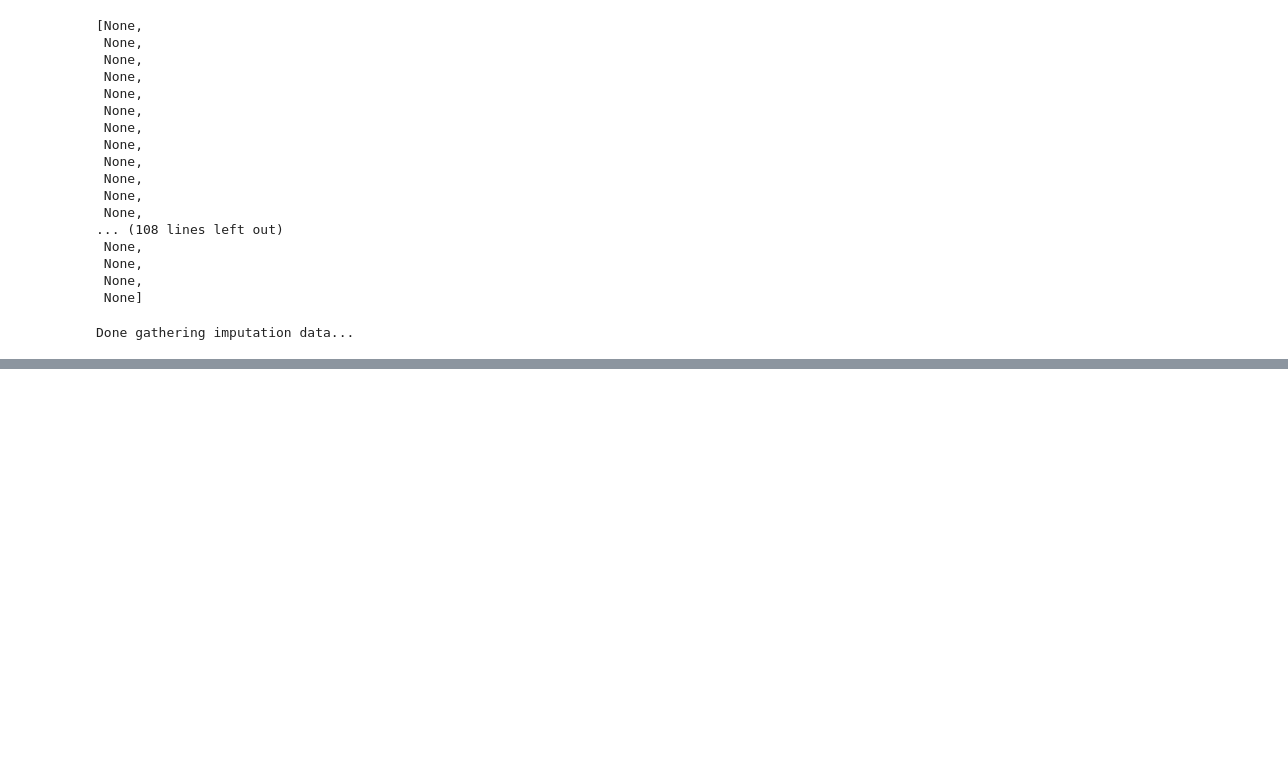
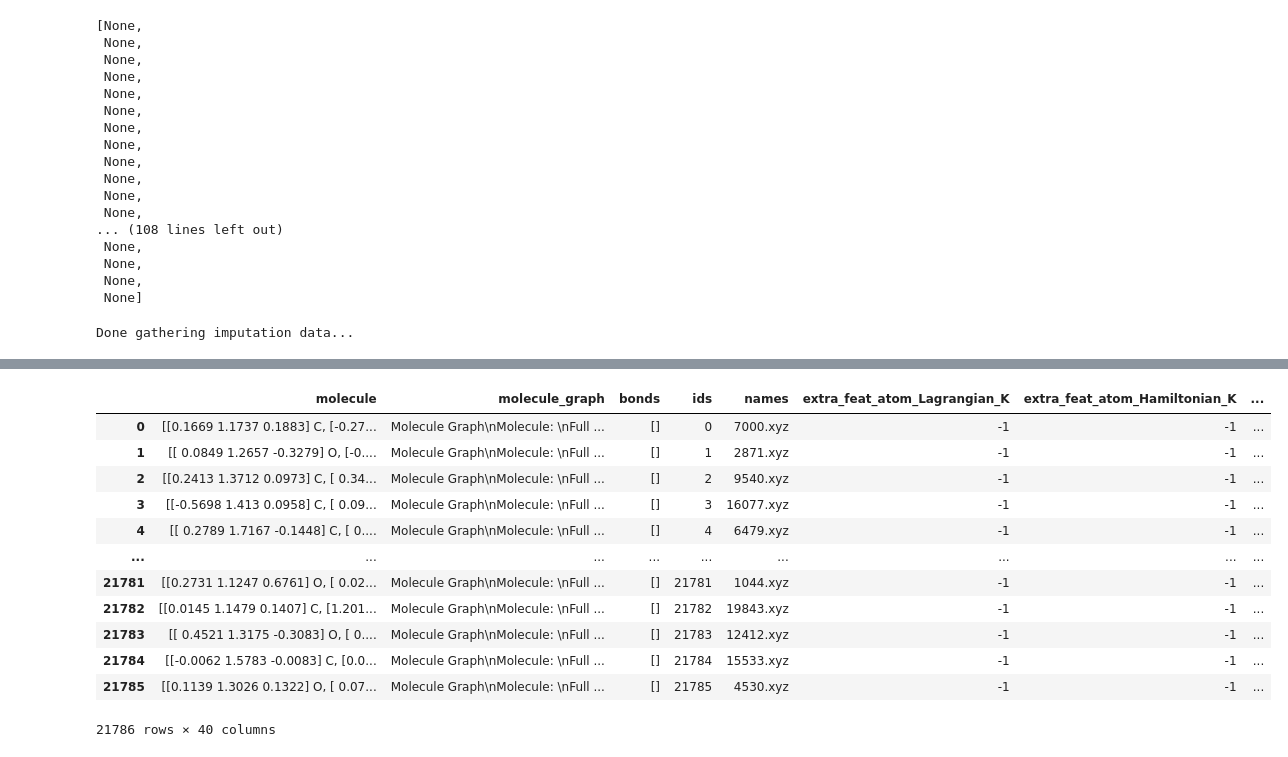
Before and after one commit to santi921/qtaim_generator, a Jupyter notebook: qtaim_gen/notebooks/data_munge.ipynb, the cells around one changed output, grey strips where cells are left out. Cells and saved outputs as stored; diff of their text form; code cells hidden in the pictures; blank space fills up the shorter version.

```diff
--- a/qtaim_gen/notebooks/data_munge.ipynb
+++ b/qtaim_gen/notebooks/data_munge.ipynb
@@ -403,0 +441,3 @@ print("done saving files...")
+# %%
+root_test = "../../../qtaim_generator/data/xyz_qm8/"
+json_name = "molecules_qtaim.pkl"
@@ -403,0 +464,3 @@ print("done saving files...")
+# %%
+# read in the json file
+df = pd.read_pickle(root_test + json_name)
@@ -403,0 +574,16 @@ print("done saving files...")
+# %%
+df
+# %% [output]
+|  | molecule | molecule_graph | bonds | ids | names | extra_feat_atom_Lagrangian_K | extra_feat_atom_Hamiltonian_K | ... |
+| 0 | [[0.1669 1.1737 0.1883] C, [-0.27... | Molecule Graph\nMolecule: \nFull ... | [] | 0 | 7000.xyz | -1 | -1 | ... |
+| 1 | [[ 0.0849 1.2657 -0.3279] O, [-0.... | Molecule Graph\nMolecule: \nFull ... | [] | 1 | 2871.xyz | -1 | -1 | ... |
+| 2 | [[0.2413 1.3712 0.0973] C, [ 0.34... | Molecule Graph\nMolecule: \nFull ... | [] | 2 | 9540.xyz | -1 | -1 | ... |
+| 3 | [[-0.5698 1.413 0.0958] C, [ 0.09... | Molecule Graph\nMolecule: \nFull ... | [] | 3 | 16077.xyz | -1 | -1 | ... |
+| 4 | [[ 0.2789 1.7167 -0.1448] C, [ 0.... | Molecule Graph\nMolecule: \nFull ... | [] | 4 | 6479.xyz | -1 | -1 | ... |
+| ... | ... | ... | ... | ... | ... | ... | ... | ... |
+| 21781 | [[0.2731 1.1247 0.6761] O, [ 0.02... | Molecule Graph\nMolecule: \nFull ... | [] | 21781 | 1044.xyz | -1 | -1 | ... |
+| 21782 | [[0.0145 1.1479 0.1407] C, [1.201... | Molecule Graph\nMolecule: \nFull ... | [] | 21782 | 19843.xyz | -1 | -1 | ... |
+| 21783 | [[ 0.4521 1.3175 -0.3083] O, [ 0.... | Molecule Graph\nMolecule: \nFull ... | [] | 21783 | 12412.xyz | -1 | -1 | ... |
+| 21784 | [[-0.0062 1.5783 -0.0083] C, [0.0... | Molecule Graph\nMolecule: \nFull ... | [] | 21784 | 15533.xyz | -1 | -1 | ... |
+| 21785 | [[0.1139 1.3026 0.1322] O, [ 0.07... | Molecule Graph\nMolecule: \nFull ... | [] | 21785 | 4530.xyz | -1 | -1 | ... |
+21786 rows × 40 columns
```
Also changed, not shown: parts of 12 cells of this notebook, 2 other files.
